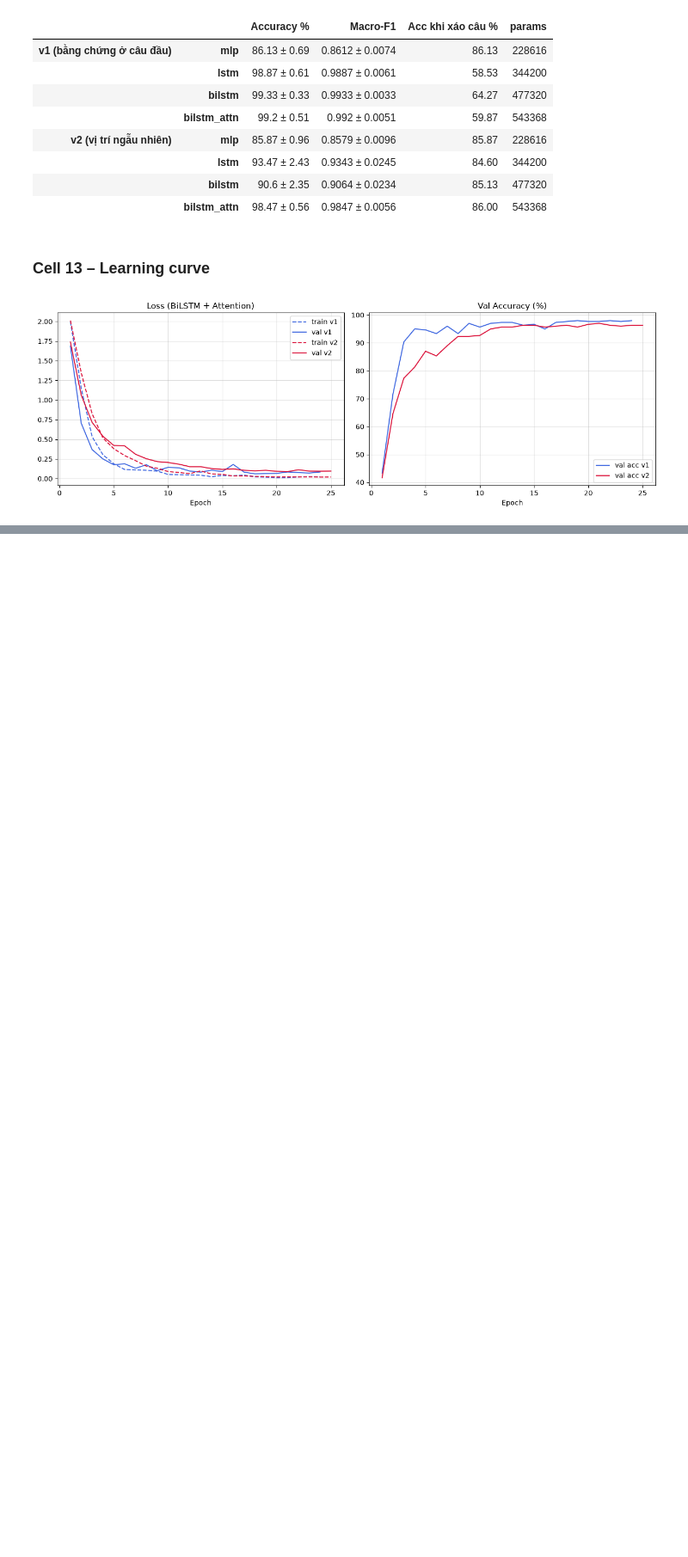
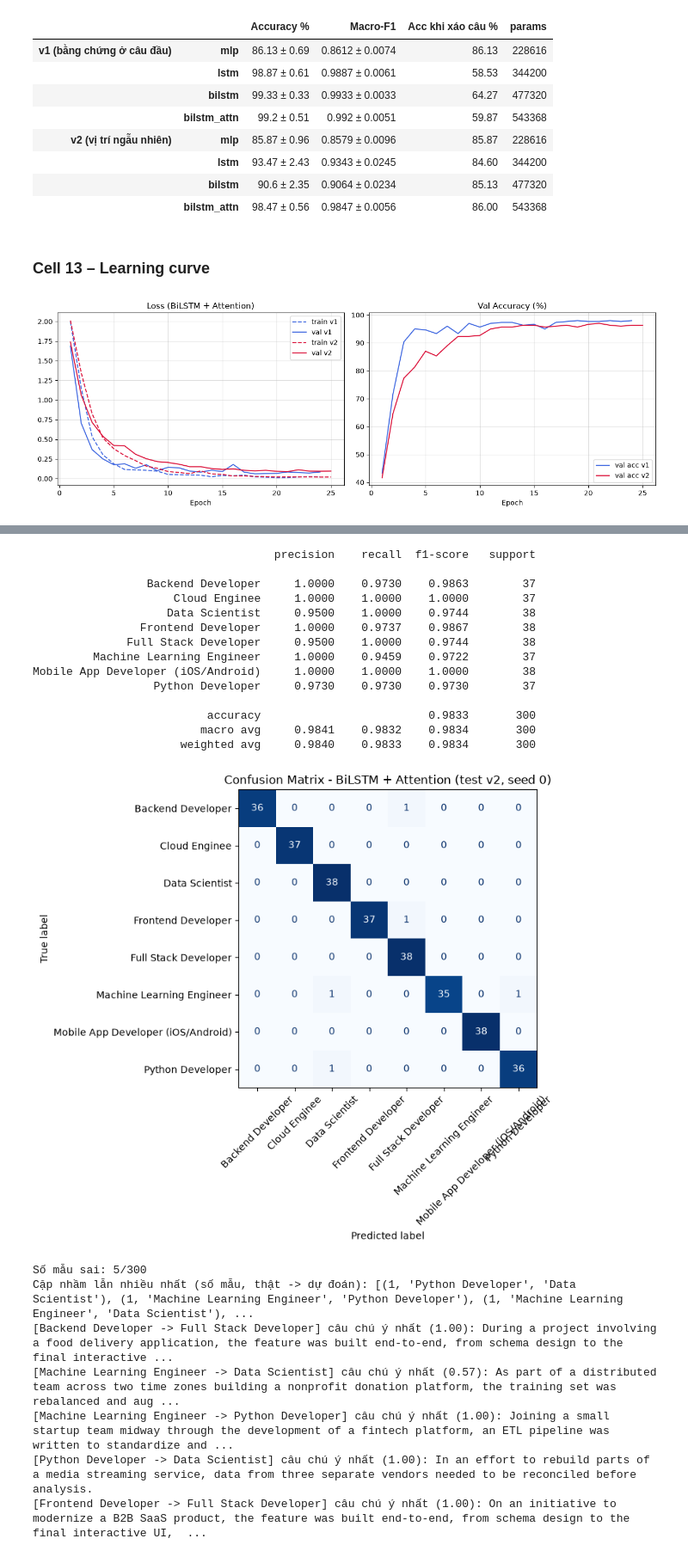
Before and after one commit to ChiEma369/techtrail-ai-engine-v1, a Jupyter notebook: RNN&LSTM.ipynb, the cells around one changed output, grey strips where cells are left out. Shown at 86% size. Cells and saved outputs as stored; diff of their text form; code cells hidden in the pictures; blank space fills up the shorter version.

```diff
--- a/RNN&LSTM.ipynb
+++ b/RNN&LSTM.ipynb
@@ -894,0 +945,47 @@ plt.tight_layout(); plt.savefig('results/attn_learning_curves.png', dpi=200); pl
+# %%
+from sklearn.metrics import classification_report, confusion_matrix, ConfusionMatrixDisplay
+names = [id_to_category[i] for i in range(len(category_to_id))]
+print(classification_report(Y, P, target_names=names, digits=4))
+
+cm = confusion_matrix(Y, P)
+fig, ax = plt.subplots(figsize=(9, 7))
+ConfusionMatrixDisplay(cm, display_labels=names).plot(ax=ax, cmap='Blues', xticks_rotation=45, colorbar=False)
+ax.set_title('Confusion Matrix - BiLSTM + Attention (test v2, seed 0)')
+plt.tight_layout(); plt.savefig('results/attn_confusion_matrix.png', dpi=200); plt.show()
+
+# Cặp nhãn bị nhầm nhiều nhất
+cm_off = cm.copy(); np.fill_diagonal(cm_off, 0)
+pairs = sorted([(int(cm_off[i, j]), names[i], names[j]) for i in range(len(names)) for j in range(len(names)) if cm_off[i, j] > 0], reverse=True)
+print(f"Số mẫu sai: {(P != Y).sum()}/{len(Y)}")
+print("Cặp nhầm lẫn nhiều nhất (số mẫu, thật -> dự đoán):", pairs[:5])
+
+#
+# câu được attention chú ý nhiều nhất
+test_texts = v2['test']['text_sequence'].reset_index(drop=True)
+for i in np.where(P != Y)[0]:
+    sents = split_sentences(test_texts[i])[:MAX_SENTS]
+    j = A[i].argmax()
+    print(f"[{id_to_category[Y[i]]} -> {id_to_category[P[i]]}] câu chú ý nhất ({A[i, j]:.2f}): {sents[j][:150]}")
+# %% [output]
+                                    precision    recall  f1-score   support
+
+                 Backend Developer     1.0000    0.9730    0.9863        37
+                     Cloud Enginee     1.0000    1.0000    1.0000        37
+                    Data Scientist     0.9500    1.0000    0.9744        38
+                Frontend Developer     1.0000    0.9737    0.9867        38
+              Full Stack Developer     0.9500    1.0000    0.9744        38
+         Machine Learning Engineer     1.0000    0.9459    0.9722        37
+Mobile App Developer (iOS/Android)     1.0000    1.0000    1.0000        38
+                  Python Developer     0.9730    0.9730    0.9730        37
+
+                          accuracy                         0.9833       300
+                         macro avg     0.9841    0.9832    0.9834       300
+                      weighted avg     0.9840    0.9833    0.9834       300
+[figure, added]
+Số mẫu sai: 5/300
+Cặp nhầm lẫn nhiều nhất (số mẫu, thật -> dự đoán): [(1, 'Python Developer', 'Data Scientist'), (1, 'Machine Learning Engineer', 'Python Developer'), (1, 'Machine Learning Engineer', 'Data Scientist'), ...
+[Backend Developer -> Full Stack Developer] câu chú ý nhất (1.00): During a project involving a food delivery application, the feature was built end-to-end, from schema design to the final interactive ...
+[Machine Learning Engineer -> Data Scientist] câu chú ý nhất (0.57): As part of a distributed team across two time zones building a nonprofit donation platform, the training set was rebalanced and aug ...
+[Machine Learning Engineer -> Python Developer] câu chú ý nhất (1.00): Joining a small startup team midway through the development of a fintech platform, an ETL pipeline was written to standardize and ...
+[Python Developer -> Data Scientist] câu chú ý nhất (1.00): In an effort to rebuild parts of a media streaming service, data from three separate vendors needed to be reconciled before analysis.
+[Frontend Developer -> Full Stack Developer] câu chú ý nhất (1.00): On an initiative to modernize a B2B SaaS product, the feature was built end-to-end, from schema design to the final interactive UI,  ...
```
Also changed, not shown: parts of 3 cells of this notebook, 2 other files.
